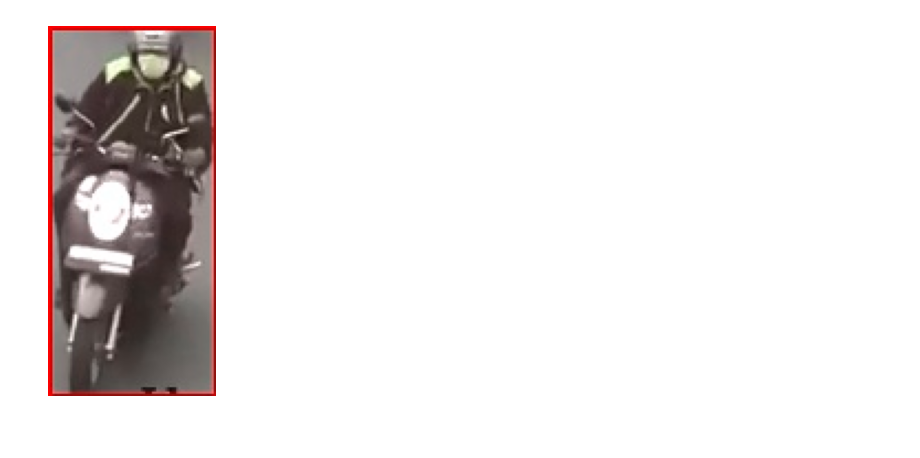
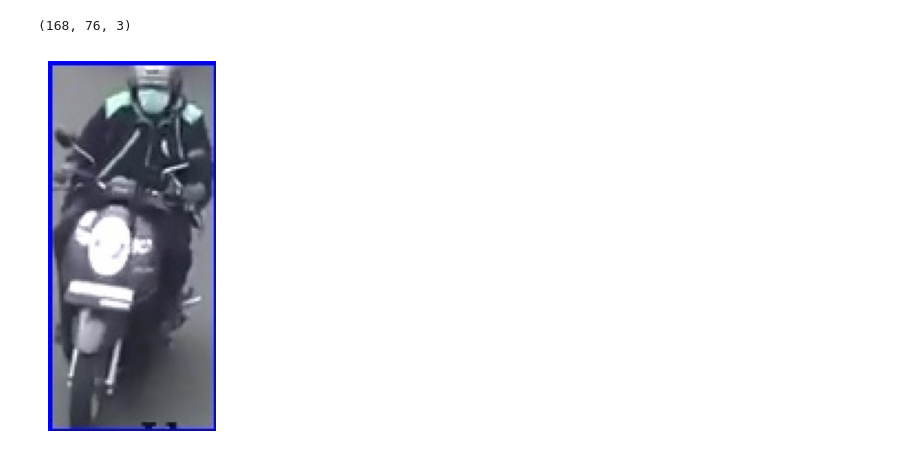
Before and after one commit to whisnumurtyga/deteksi-lampu-motor, a Jupyter notebook: lampu-fuzzy.ipynb, the cells around one changed output. Drawn from its saved outputs; the diff is of its cells as text; code cells hidden in the pictures.

```diff
--- a/lampu-fuzzy.ipynb
+++ b/lampu-fuzzy.ipynb
@@ -4,9 +4,14 @@ import numpy as np
 import matplotlib.pyplot as plt
 # %%
 # Baca citra
-image = cv2.imread('images/roi-motor/SCOOPY/119.jpg')
-plt.imshow(image)
+image = cv2.imread('images/roi-motor/SCOOPY/119.jpg', cv2.COLOR_RGB2BGR)
+# Konversi dari RGB ke BGR dengan memperhatikan profil warna
+img = cv2.cvtColor(image, cv2.COLOR_RGB2BGR)
+print(img.shape)
+
+plt.imshow(img)
 plt.axis('off')
 plt.show()
 # %% [output]
+(168, 76, 3)
-[figure, old version]
+[figure, new version]
```
Also changed, not shown: parts of 6 cells of this notebook, 4 other files.
